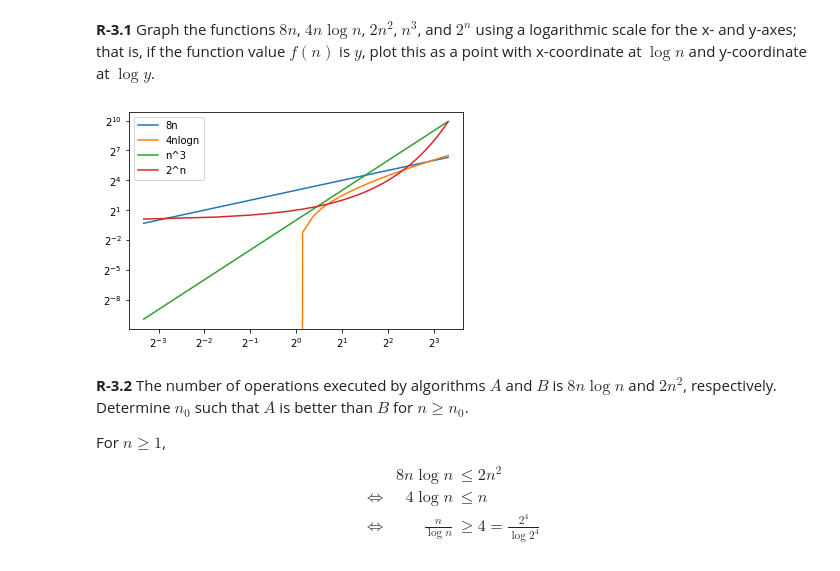
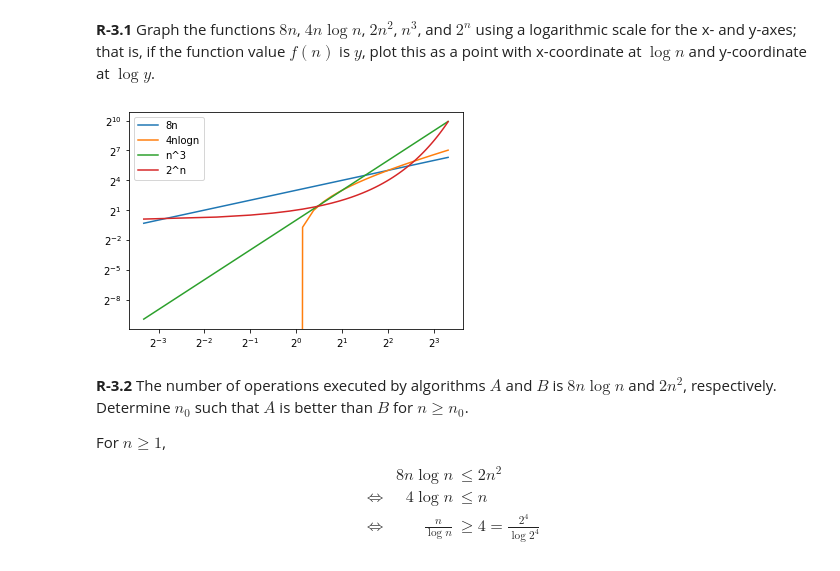
Before and after one commit to largecats/data-structures-and-algorithms-notes, a Jupyter notebook: dsa-in-python/dsa_in_python.ipynb, the cells around one changed output. Saved outputs shown, nothing was run; the diff lists cells and outputs as text; code cells hidden in the pictures.

```diff
--- a/dsa-in-python/dsa_in_python.ipynb
+++ b/dsa-in-python/dsa_in_python.ipynb
@@ -3028,20 +3028,20 @@ point with x-coordinate at $\log n$ and y-coordinate at $\log y$.
 # %%
 import matplotlib.pyplot as plt
 %matplotlib inline
 import numpy as np
 import math
 
 n = np.arange(0.1, 10., 0.2)
 plt.plot(n, 8*n, label='8n')
-plt.plot(n, 4*n*np.log(n), label='4nlogn')
+plt.plot(n, 4*n*np.log2(n), label='4nlogn')
 plt.plot(n, n**3, label='n^3')
 plt.plot(n, 2**n, label='2^n')
 plt.legend(loc='upper left')
 plt.yscale('log',basey=2)
 plt.xscale('log',basex=2)
 plt.show()
 # %% [output]
-[figure, old version]
+[figure, new version]
 # %% [markdown]
 **R-3.2** The number of operations executed by algorithms $A$ and $B$ is $8n\log n$ and
 $2n^2$, respectively. Determine $n_0$ such that $A$ is better than $B$ for $n \geq n_0$.
```
Also changed, not shown: parts of 32 cells of this notebook.
